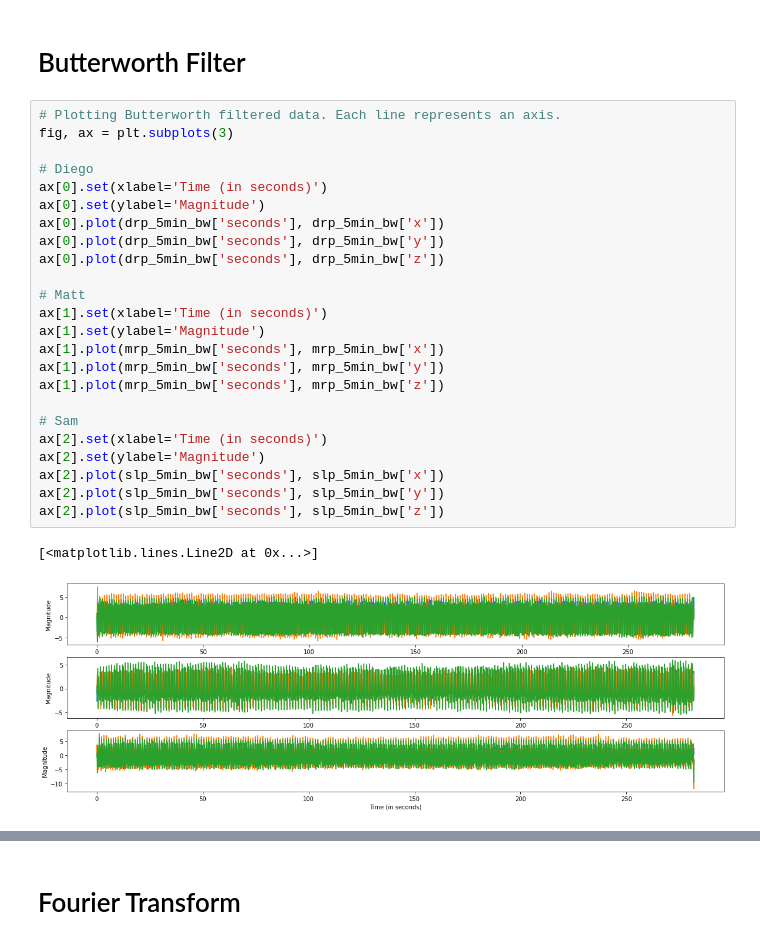
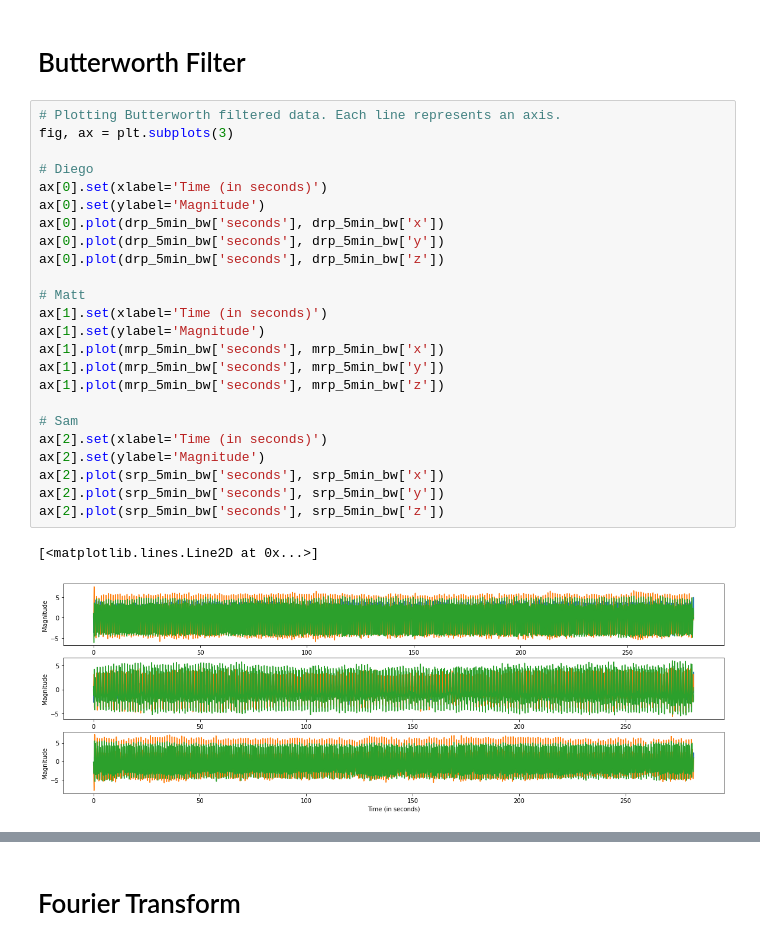
Before and after one commit to asd881018/Sensors-Noise-and-Walking-Human-Activity-Analysis, a Jupyter notebook: src.ipynb, the cells around one changed output, grey strips where cells are left out. Drawn from its saved outputs; the diff is of its cells as text.

```diff
--- a/src.ipynb
+++ b/src.ipynb
@@ -138,27 +130,27 @@ Text(0.05, 0.048, "Figure: Matt's device screen (Top: keep off / Bottom: keep on
 # %%
 # Plotting Butterworth filtered data. Each line represents an axis.
 fig, ax = plt.subplots(3)
 
 # Diego
 ax[0].set(xlabel='Time (in seconds)')
 ax[0].set(ylabel='Magnitude')
 ax[0].plot(drp_5min_bw['seconds'], drp_5min_bw['x'])
 ax[0].plot(drp_5min_bw['seconds'], drp_5min_bw['y'])
 ax[0].plot(drp_5min_bw['seconds'], drp_5min_bw['z'])
 
 # Matt
 ax[1].set(xlabel='Time (in seconds)')
 ax[1].set(ylabel='Magnitude')
 ax[1].plot(mrp_5min_bw['seconds'], mrp_5min_bw['x'])
 ax[1].plot(mrp_5min_bw['seconds'], mrp_5min_bw['y'])
 ax[1].plot(mrp_5min_bw['seconds'], mrp_5min_bw['z'])
 
 # Sam
 ax[2].set(xlabel='Time (in seconds)')
 ax[2].set(ylabel='Magnitude')
-ax[2].plot(slp_5min_bw['seconds'], slp_5min_bw['x'])
-ax[2].plot(slp_5min_bw['seconds'], slp_5min_bw['y'])
-ax[2].plot(slp_5min_bw['seconds'], slp_5min_bw['z'])
+ax[2].plot(srp_5min_bw['seconds'], srp_5min_bw['x'])
+ax[2].plot(srp_5min_bw['seconds'], srp_5min_bw['y'])
+ax[2].plot(srp_5min_bw['seconds'], srp_5min_bw['z'])
 # %% [output]
 [<matplotlib.lines.Line2D at 0x...>]
-[figure, old version]
+[figure, new version]
```
Also changed, not shown: parts of 12 cells of this notebook.
